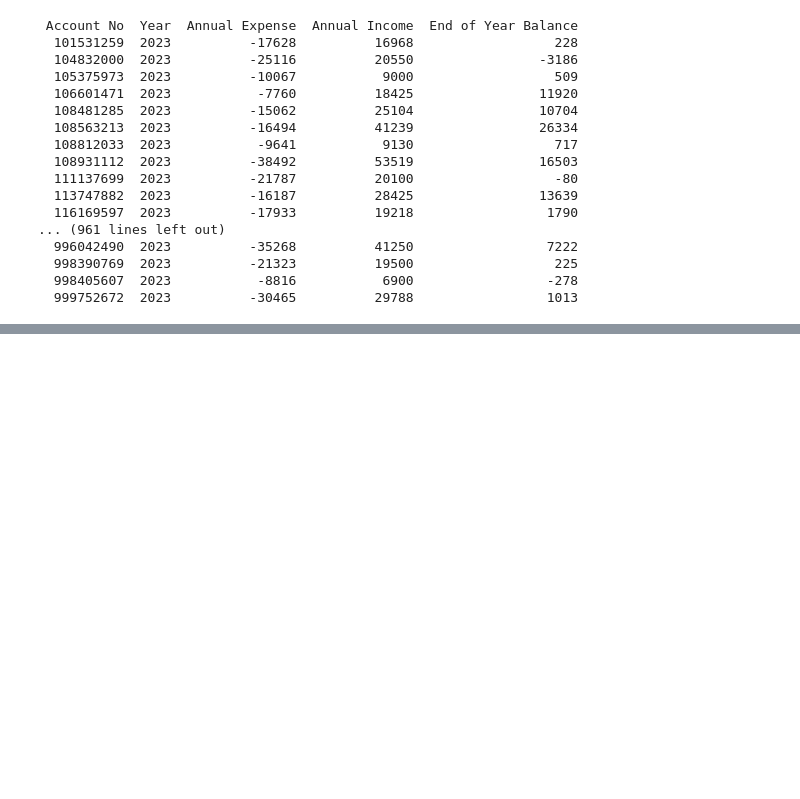
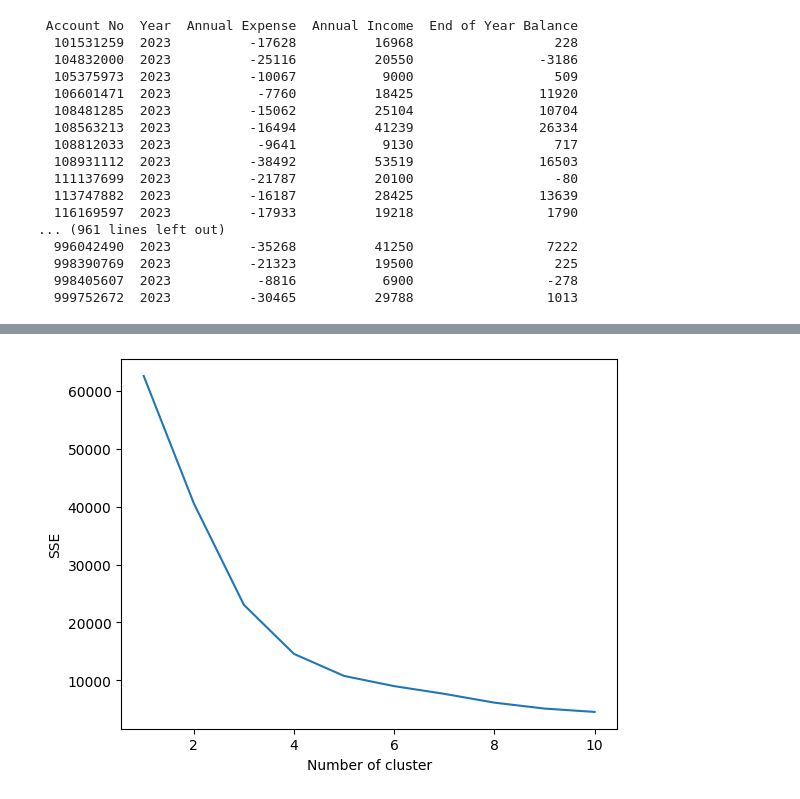
Before and after one commit to UoB-DSMP-2023-24/dsmp-2024-group28, a Jupyter notebook: Related_code/second_dataset/EDA_for_New_Dataset_1.ipynb, the cells around one changed output, grey strips where cells are left out. Drawn from its saved outputs; the diff is of its cells as text; code cells hidden in the pictures; blank space fills up the shorter version.

```diff
--- a/Related_code/second_dataset/EDA_for_New_Dataset_1.ipynb
+++ b/Related_code/second_dataset/EDA_for_New_Dataset_1.ipynb
@@ -233,0 +242,4 @@ Third Party Name  Account No  Balance  Amount            Datetime Transaction Ty
+# %%
+grouped2 = grouped[grouped['Transaction Type'] == 'Income']
+print(grouped2.head(1000).to_string(index=False))
+grouped2.to_csv('New_dataset_Merchant_corresponding_incomes.csv', index=False)
@@ -233,0 +264,59 @@ Third Party Name  Account No  Balance  Amount            Datetime Transaction Ty
+# %%
+current_date = grouped2['Datetime'].max()
+
+rfm = grouped2.groupby(['Third Party Name', 'Account No']).agg({
+    'Datetime': lambda x: (current_date - x.max()).days,  # Recency
+    'Account No': 'count',                                        # Frequency
+    'Amount': 'sum'                                    # Monetary
+}).rename(columns={
+    'Datetime': 'recency',
+    'Account No': 'frequency',
+    'Amount': 'monetary'
+}).reset_index()
+# %%
+from sklearn.preprocessing import StandardScaler
+from sklearn.cluster import KMeans
+from mpl_toolkits.mplot3d import Axes3D
+import matplotlib.pyplot as plt
+import numpy as np
+
+#Perform independent clustering analysis on each merchant
+# for account in rfm['to_randomly_generated_account'].unique():
+#     print(f"Processing account: {account}")
+
+#Filter data for specific merchants
+# account_rfm = rfm[rfm['to_randomly_generated_account'] == account]
+
+#Data preprocessing - Standardized RFM values
+scaler = StandardScaler()
+# rfm_scaled = scaler.fit_transform(account_rfm[['r_score', 'f_score', 'm_score']])
+rfm_scaled = scaler.fit_transform(rfm[['recency', 'frequency', 'monetary']])
+#Initialize SSE dictionary to store SSE for each k value
+sse = {}
+
+#Use Elbow Method to find the optimal K value and test K values from 1 to 10
+for k in range(1, 11):
+    kmeans = KMeans(n_clusters=k, random_state=42)
+    kmeans.fit(rfm_scaled)
+    sse[k] = kmeans.inertia_  # 存储SSE (Sum of Squared Errors)
+
+#Draw a graph of SSE changing with k value
+plt.figure()
+plt.plot(list(sse.keys()), list(sse.values()))
+# plt.xlabel(f"Number of cluster for account {account}")
+plt.xlabel(f"Number of cluster")
+plt.ylabel("SSE")
+plt.show()
+
+#Select the optimal K value based on the graph
+#
+# k_opt = 3  #This value is the inflection point value in the elbow diagram
+#
+# #Applying K-Means clustering
+# kmeans = KMeans(n_clusters=k_opt, random_state=42)
+# clusters = kmeans.fit_predict(rfm_scaled)
+# rfm['Cluster'] = clusters
+#
+# rfm['Cluster'] = kmeans.fit_predict(rfm_scaled)
+# %% [output]
+[figure, added]
```
Also changed, not shown: parts of 3 cells of this notebook.
